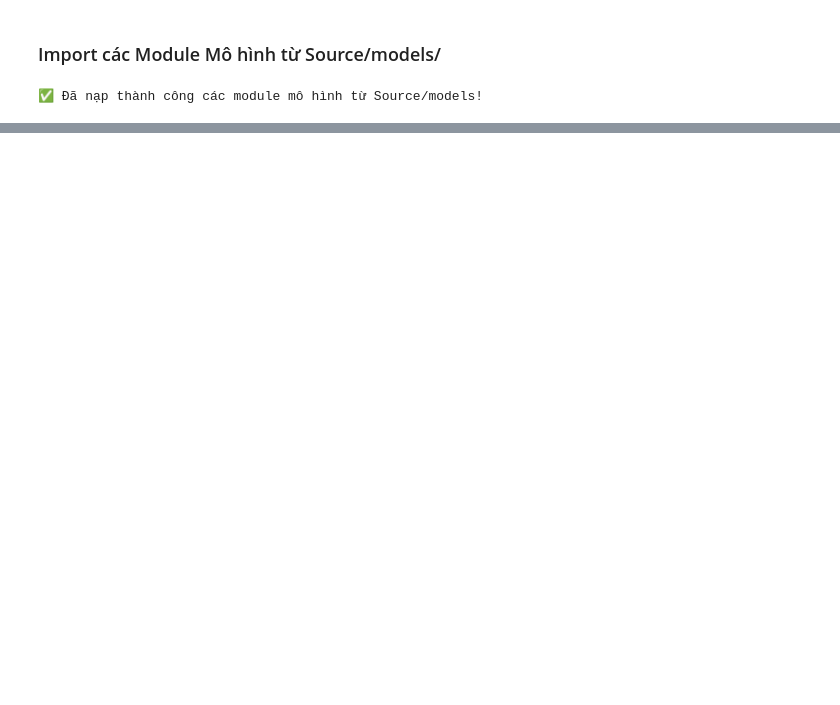
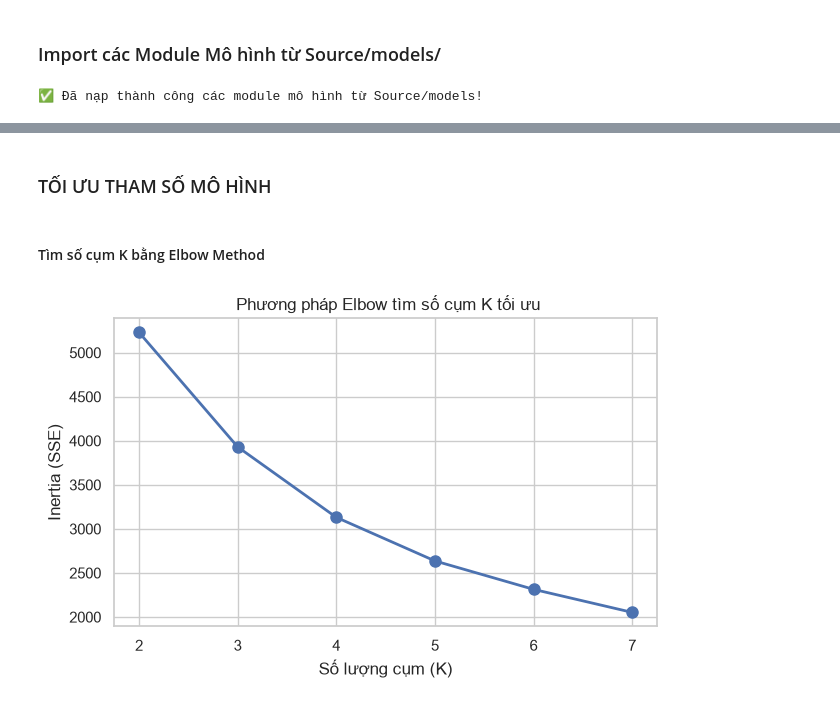
Before and after one commit to JaseSous/ml_group, a Jupyter notebook: Do_an_CuoiKy/Notebook.ipynb, the cells around one changed output, grey strips where cells are left out. Saved outputs shown, nothing was run; the diff lists cells and outputs as text; code cells hidden in the pictures; blank space fills up the shorter version.

Commit message:
tìm chỉ so best_k cho kmean và Hierarchical

```diff
--- a/Do_an_CuoiKy/Notebook.ipynb
+++ b/Do_an_CuoiKy/Notebook.ipynb
@@ -557,0 +640,19 @@ display(pd.DataFrame([base_metrics]))
+# %% [markdown]
+### TỐI ƯU THAM SỐ MÔ HÌNH
+# %% [markdown]
+#### Tìm số cụm K bằng Elbow Method
+# %%
+# Tinh chỉnh tìm K tối ưu cho K-Means
+kmeans_tuner = TunedKMeans(random_state=42)
+best_k, sse, sil_scores = kmeans_tuner.tune(X_train_scaled, k_range=range(2, 8))
+
+# Biểu đồ Phương pháp Elbow
+plt.figure(figsize=(7, 4))
+plt.plot(list(sse.keys()), list(sse.values()), 'bo-', linewidth=2, markersize=8)
+plt.title(' Phương pháp Elbow tìm số cụm K tối ưu')
+plt.xlabel('Số lượng cụm (K)')
+plt.ylabel('Inertia (SSE)')
+plt.grid(True)
+plt.show()
+# %% [output]
+[figure, added]
```
Also changed, not shown: parts of 15 cells of this notebook, 4 other files.
